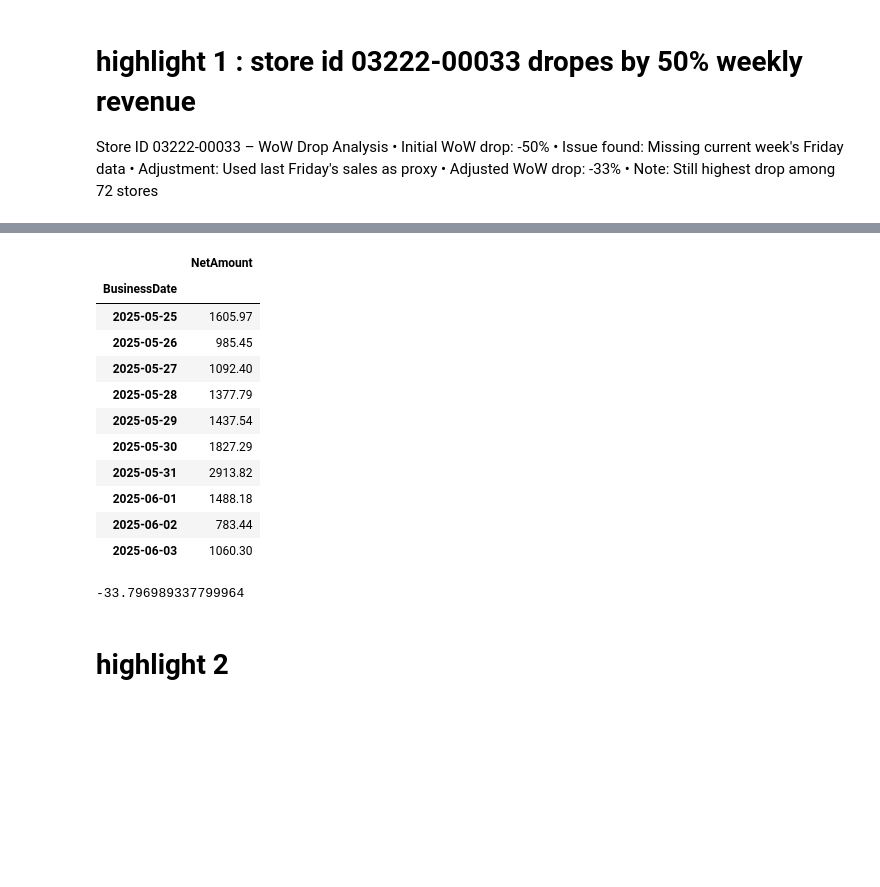
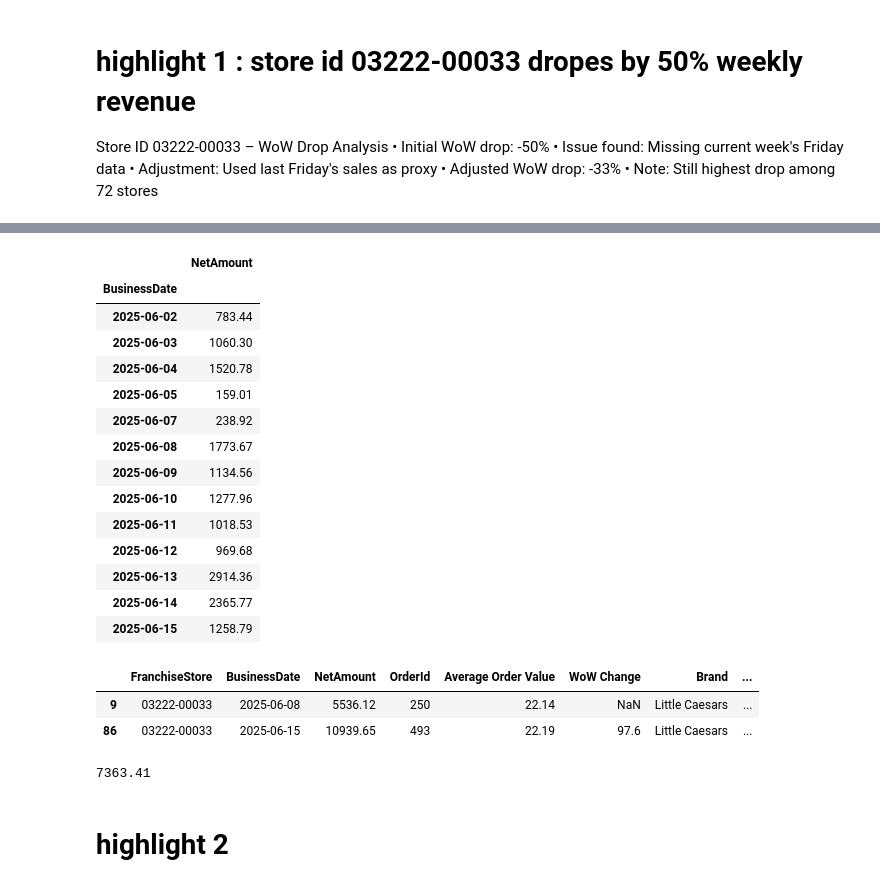
Before and after one commit to noor60/pipeline, a Jupyter notebook: VIBE/e-commerce_report/weekly_sales/weekly_highlights.ipynb, the cells around one changed output, grey strips where cells are left out. Drawn from its saved outputs; the diff is of its cells as text; code cells hidden in the pictures; blank space fills up the shorter version.

```diff
--- a/VIBE/e-commerce_report/weekly_sales/weekly_highlights.ipynb
+++ b/VIBE/e-commerce_report/weekly_sales/weekly_highlights.ipynb
@@ -28,7 +43,7 @@ weekly_summary[weekly_summary['FranchiseStore'].isin(least_wow_change_store['Sto
 # checked the data for one of the stores
 # missing friday
 data = pd.read_csv(
-    "/Users/nooreen/Desktop/High_margin/VIBE/e-commerce_report/weekly_sales/transactional data/june_11.csv",
+    "/Users/nooreen/Desktop/High_margin/VIBE/e-commerce_report/weekly_sales/transactional data/june2-15.csv",
     parse_dates=["BusinessDate"],
 
 )
@@ -53,26 +68,38 @@ store_id_33
 # %%
 # check fordailyt sale to estimaare for friday sale
-store_id_33.groupby('BusinessDate').agg({'NetAmount':'sum'}).sort_index().head(10)
+store_id_33.groupby('BusinessDate').agg({'NetAmount':'sum'}).sort_index()
 # %% [output]
 |  | NetAmount |
 | BusinessDate |  |
-| 2025-05-25 | 1605.97 |
-| 2025-05-26 | 985.45 |
-| 2025-05-27 | 1092.40 |
-| 2025-05-28 | 1377.79 |
-| 2025-05-29 | 1437.54 |
-| 2025-05-30 | 1827.29 |
-| 2025-05-31 | 2913.82 |
-| 2025-06-01 | 1488.18 |
 | 2025-06-02 | 783.44 |
 | 2025-06-03 | 1060.30 |
+| 2025-06-04 | 1520.78 |
+| 2025-06-05 | 159.01 |
+| 2025-06-07 | 238.92 |
+| 2025-06-08 | 1773.67 |
+| 2025-06-09 | 1134.56 |
+| 2025-06-10 | 1277.96 |
+| 2025-06-11 | 1018.53 |
+| 2025-06-12 | 969.68 |
+| 2025-06-13 | 2914.36 |
+| 2025-06-14 | 2365.77 |
+| 2025-06-15 | 1258.79 |
+# %%
+
+weekly_summary[weekly_summary['FranchiseStore'].isin(least_wow_change_store['Store Id'])].sort_values(by='BusinessDate').head(3)
+# %% [output]
+|  | FranchiseStore | BusinessDate | NetAmount | OrderId | Average Order Value | WoW Change | Brand | ... |
+| 9 | 03222-00033 | 2025-06-08 | 5536.12 | 250 | 22.14 | NaN | Little Caesars | ... |
+| 86 | 03222-00033 | 2025-06-15 | 10939.65 | 493 | 22.19 | 97.6 | Little Caesars | ... |
 # %%
 # last friday it did 1827.29
 # asuming same
 5536.12+1827.29
-(7363.41-11122.47	)/11122.47*100
+# (10939.65-18450.48	)/18450.48*100
+
+48.55% increase
 # %% [output]
--33.796989337799964
+7363.41
 # %% [markdown]
 # highlight 2
 # %%
```
Also changed, not shown: parts of 30 cells of this notebook.
